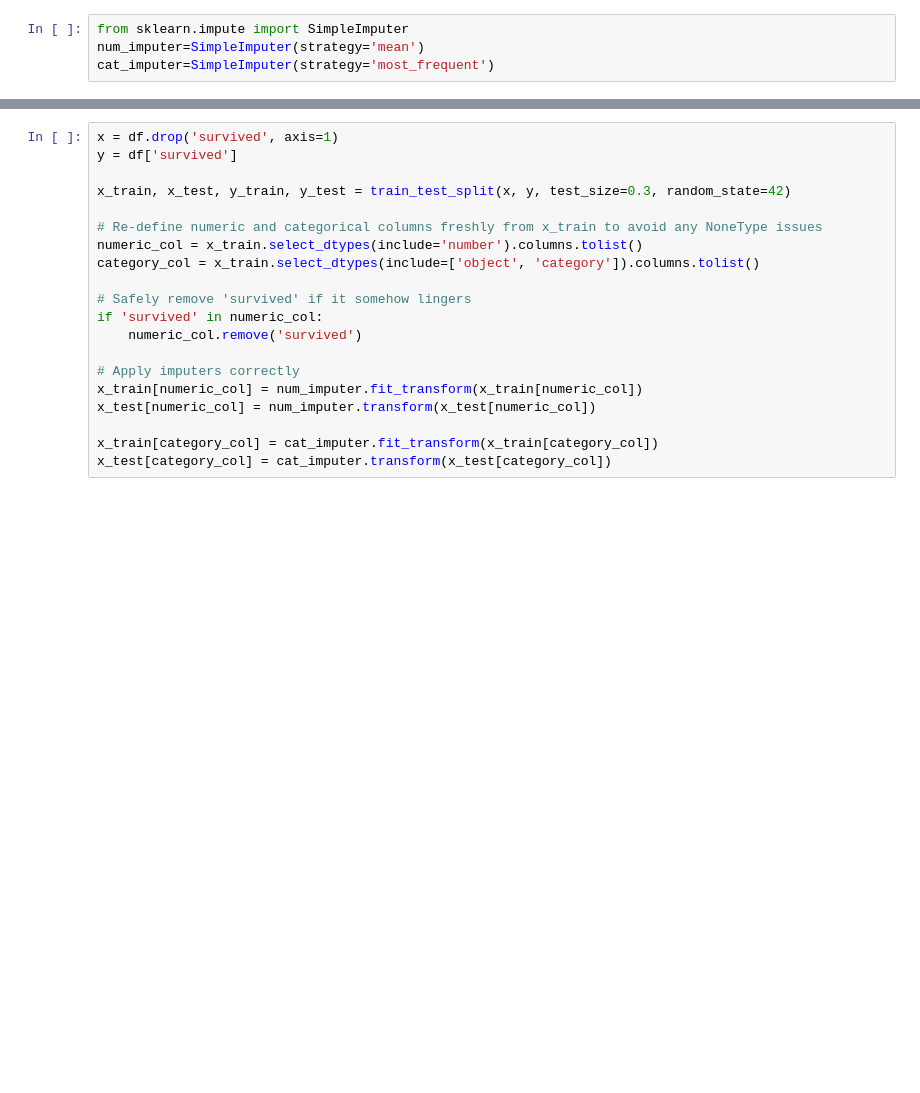
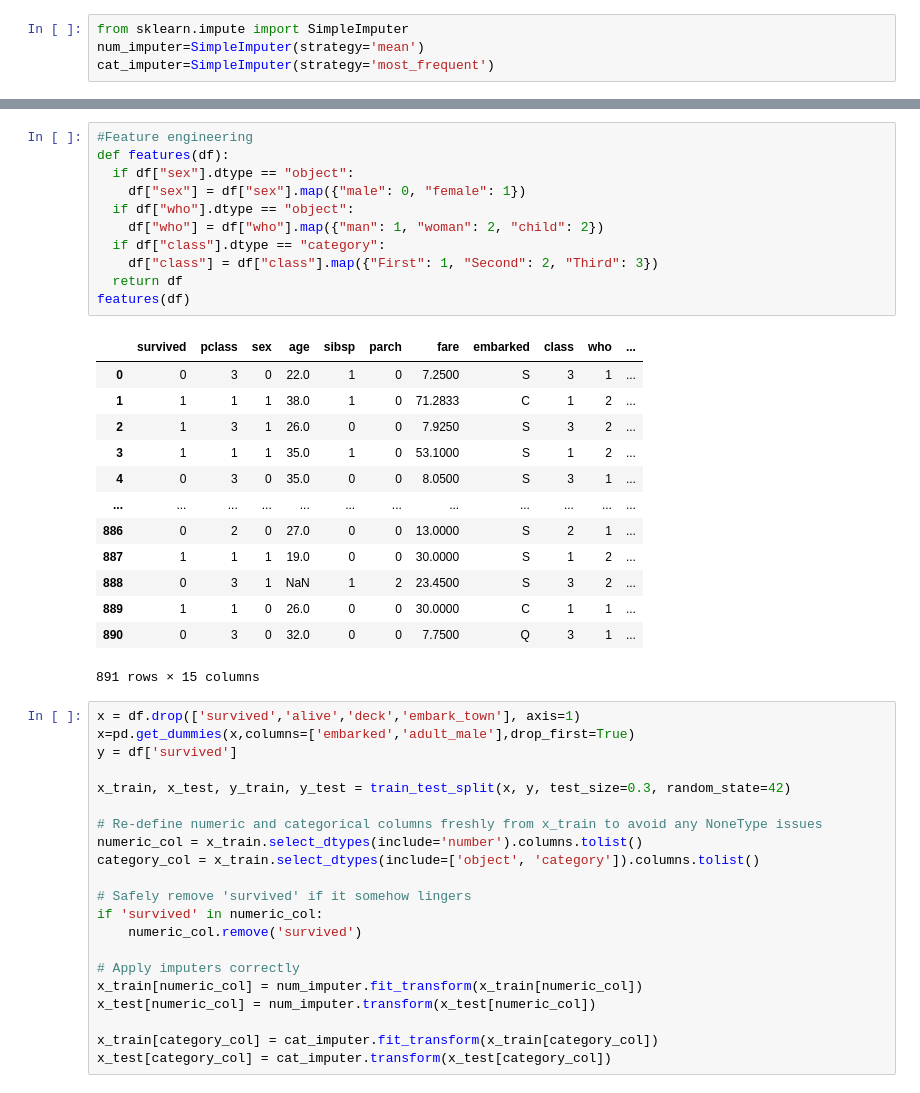
Before and after one commit to yadavchandan26/Machine-Learning, a Jupyter notebook: titanic_dataset.ipynb, the cells around one changed output, grey strips where cells are left out. Cells and saved outputs as stored; diff of their text form; blank space fills up the shorter version.

```diff
--- a/titanic_dataset.ipynb
+++ b/titanic_dataset.ipynb
@@ -206,5 +221,31 @@ cat_imputer=SimpleImputer(strategy='most_frequent')
+# %%
+#Feature engineering
+def features(df):
+  if df["sex"].dtype == "object":
+    df["sex"] = df["sex"].map({"male": 0, "female": 1})
+  if df["who"].dtype == "object":
+    df["who"] = df["who"].map({"man": 1, "woman": 2, "child": 2})
+  if df["class"].dtype == "category":
+    df["class"] = df["class"].map({"First": 1, "Second": 2, "Third": 3})
+  return df
+features(df)
+# %% [output]
+|  | survived | pclass | sex | age | sibsp | parch | fare | embarked | class | who | ... |
+| 0 | 0 | 3 | 0 | 22.0 | 1 | 0 | 7.2500 | S | 3 | 1 | ... |
+| 1 | 1 | 1 | 1 | 38.0 | 1 | 0 | 71.2833 | C | 1 | 2 | ... |
+| 2 | 1 | 3 | 1 | 26.0 | 0 | 0 | 7.9250 | S | 3 | 2 | ... |
+| 3 | 1 | 1 | 1 | 35.0 | 1 | 0 | 53.1000 | S | 1 | 2 | ... |
+| 4 | 0 | 3 | 0 | 35.0 | 0 | 0 | 8.0500 | S | 3 | 1 | ... |
+| ... | ... | ... | ... | ... | ... | ... | ... | ... | ... | ... | ... |
+| 886 | 0 | 2 | 0 | 27.0 | 0 | 0 | 13.0000 | S | 2 | 1 | ... |
+| 887 | 1 | 1 | 1 | 19.0 | 0 | 0 | 30.0000 | S | 1 | 2 | ... |
+| 888 | 0 | 3 | 1 | NaN | 1 | 2 | 23.4500 | S | 3 | 2 | ... |
+| 889 | 1 | 1 | 0 | 26.0 | 0 | 0 | 30.0000 | C | 1 | 1 | ... |
+| 890 | 0 | 3 | 0 | 32.0 | 0 | 0 | 7.7500 | Q | 3 | 1 | ... |
+891 rows × 15 columns
 # %%
-x = df.drop('survived', axis=1)
+x = df.drop(['survived','alive','deck','embark_town'], axis=1)
+x=pd.get_dummies(x,columns=['embarked','adult_male'],drop_first=True)
 y = df['survived']
 
 x_train, x_test, y_train, y_test = train_test_split(x, y, test_size=0.3, random_state=42)
```
Also changed, not shown: parts of 5 cells of this notebook.
